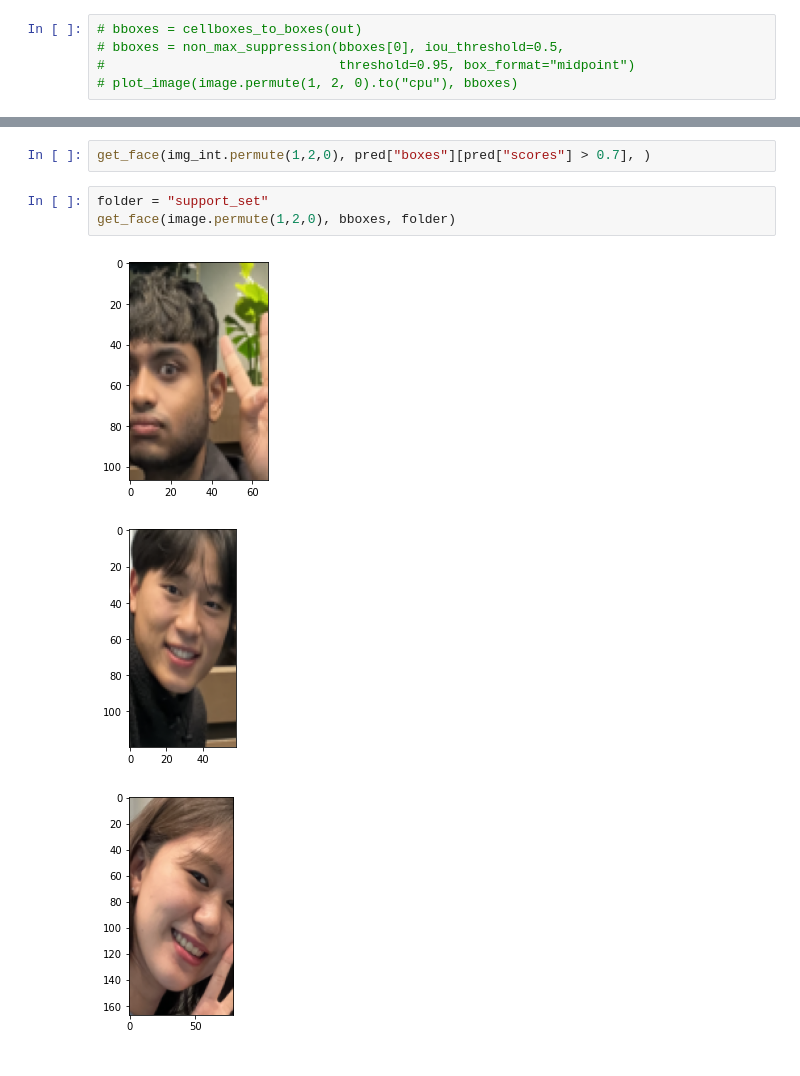
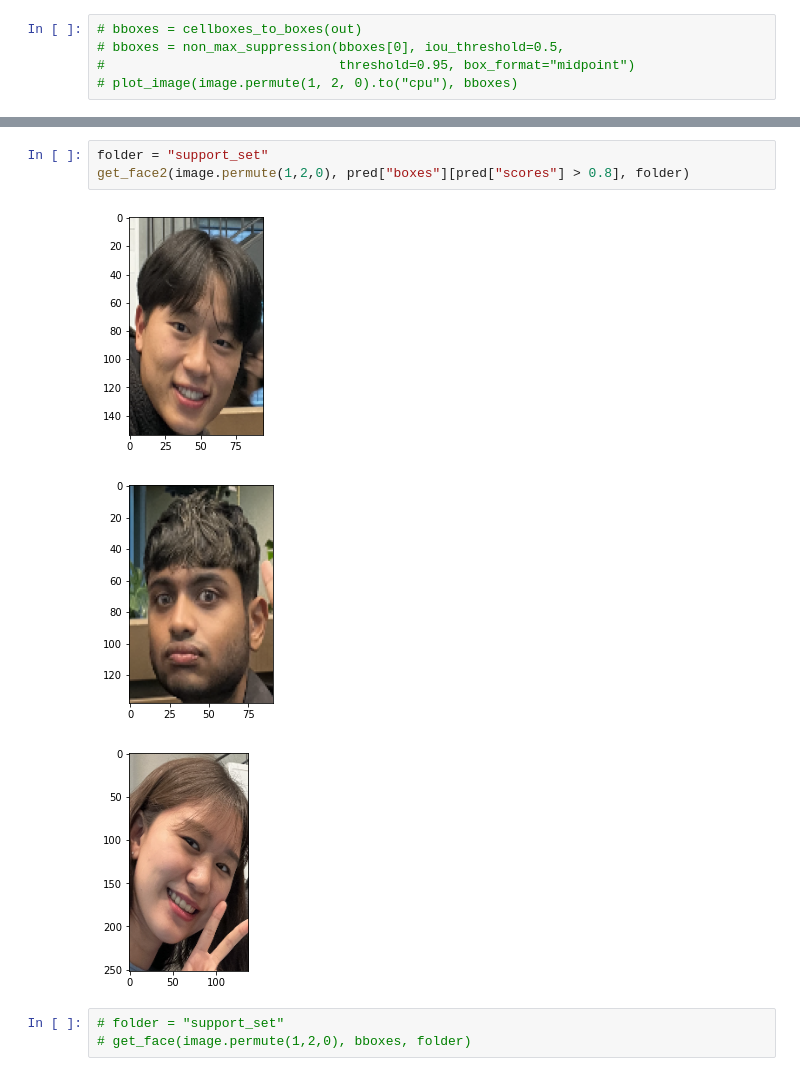
Before and after one commit to eugenekim3107/one-shot-face-recognition, a Jupyter notebook: model_demos.ipynb, the cells around one changed output, grey strips where cells are left out. Saved outputs shown, nothing was run; the diff lists cells and outputs as text.

```diff
--- a/model_demos.ipynb
+++ b/model_demos.ipynb
@@ -108,10 +137,11 @@ pred
 # %%
-get_face(img_int.permute(1,2,0), pred["boxes"][pred["scores"] > 0.7], )
+folder = "support_set"
+get_face2(image.permute(1,2,0), pred["boxes"][pred["scores"] > 0.8], folder)
+# %% [output]
+[figure, added]
+[figure, added]
+[figure, added]
 # %%
-folder = "support_set"
-get_face(image.permute(1,2,0), bboxes, folder)
+# folder = "support_set"
+# get_face(image.permute(1,2,0), bboxes, folder)
-# %% [output]
-[figure, removed]
-[figure, removed]
-[figure, removed]
 # %%
```
Also changed, not shown: parts of 8 cells of this notebook, 1 other file.
